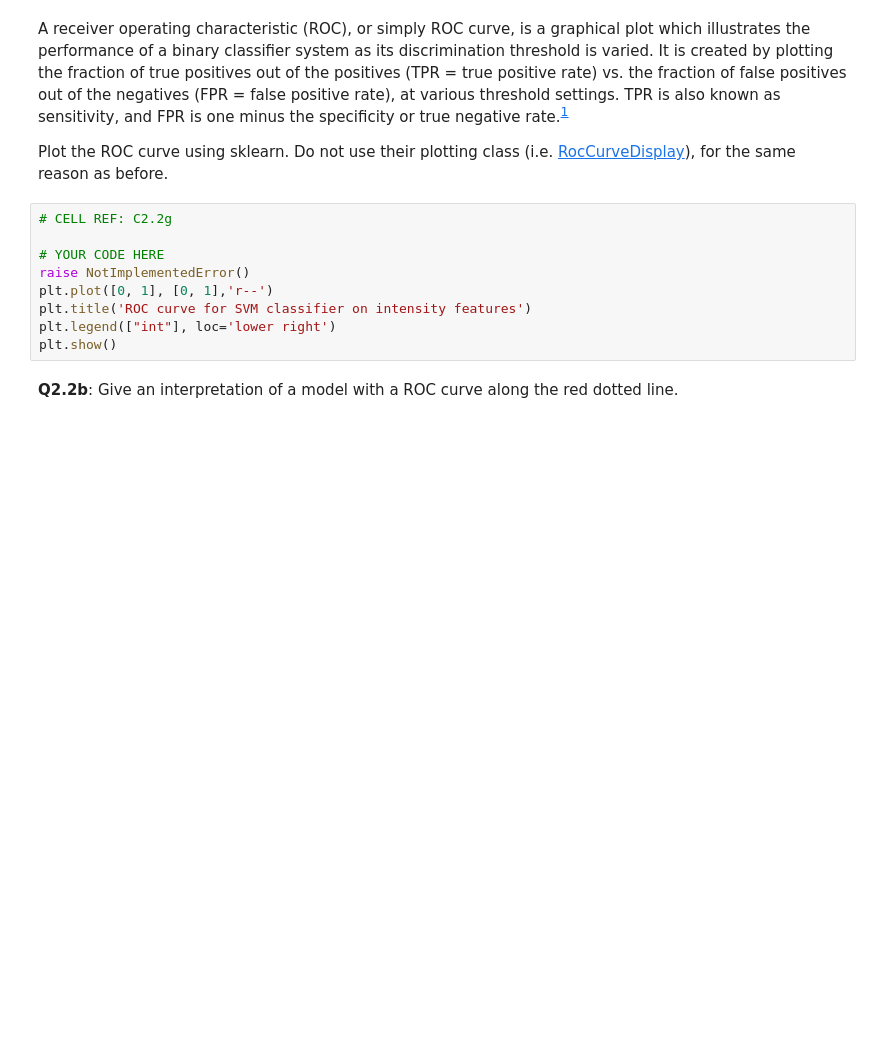
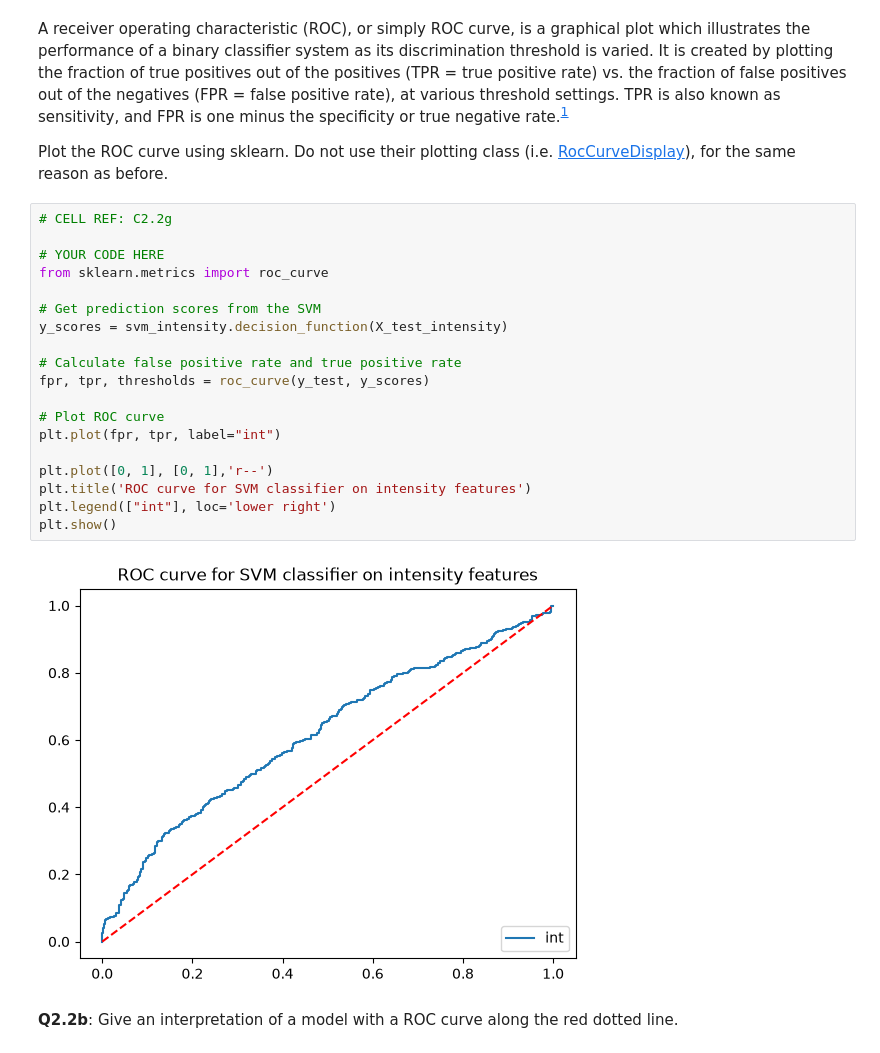
Before and after one commit to Aditto991/RO47004-Practicum1, a Jupyter notebook: practicum1.ipynb, the cells around one changed output. Saved outputs shown, nothing was run; the diff lists cells and outputs as text; blank space fills up the shorter version.

```diff
--- a/practicum1.ipynb
+++ b/practicum1.ipynb
@@ -618,12 +626,24 @@ Plot the ROC curve using sklearn. Do not use their plotting class (i.e. [RocCurv
 # %%
 # CELL REF: C2.2g
 
 # YOUR CODE HERE
-raise NotImplementedError()
+from sklearn.metrics import roc_curve
+
+# Get prediction scores from the SVM
+y_scores = svm_intensity.decision_function(X_test_intensity)
+
+# Calculate false positive rate and true positive rate
+fpr, tpr, thresholds = roc_curve(y_test, y_scores)
+
+# Plot ROC curve
+plt.plot(fpr, tpr, label="int")
+
 plt.plot([0, 1], [0, 1],'r--')
 plt.title('ROC curve for SVM classifier on intensity features')
 plt.legend(["int"], loc='lower right')
 plt.show()
+# %% [output]
+[figure, added]
 # %% [markdown]
 **Q2.2b**: Give an interpretation of a model with a ROC curve along the red dotted line.
 # %% [markdown]
```
Also changed, not shown: parts of 4 cells of this notebook.
